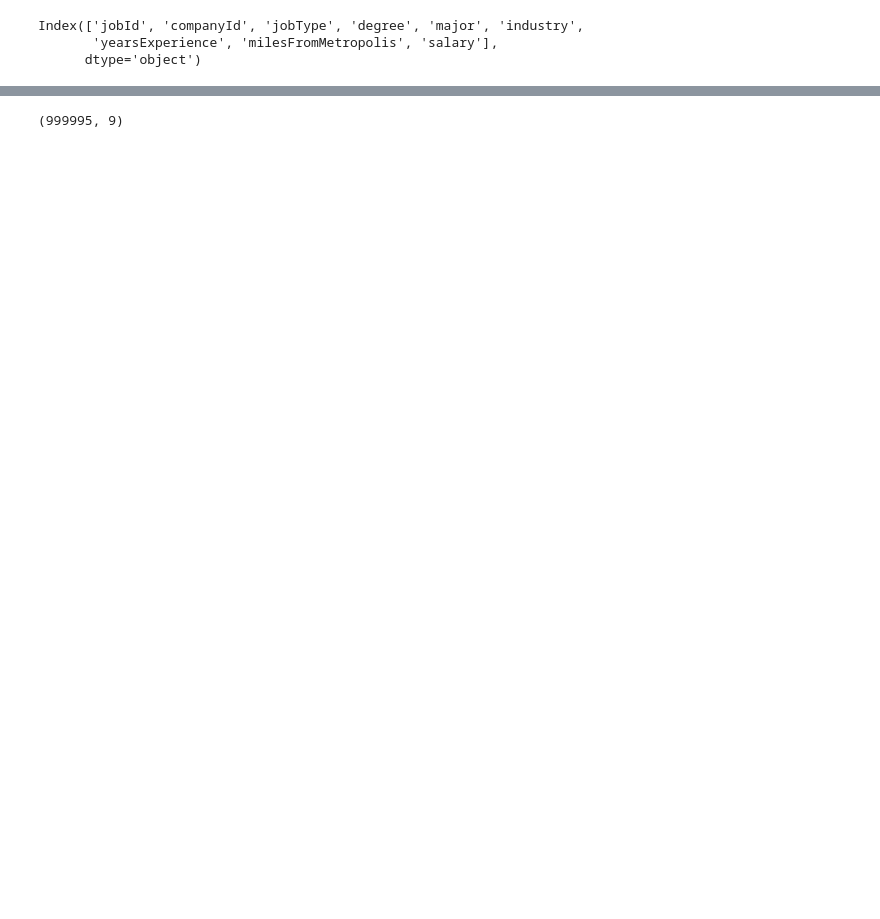
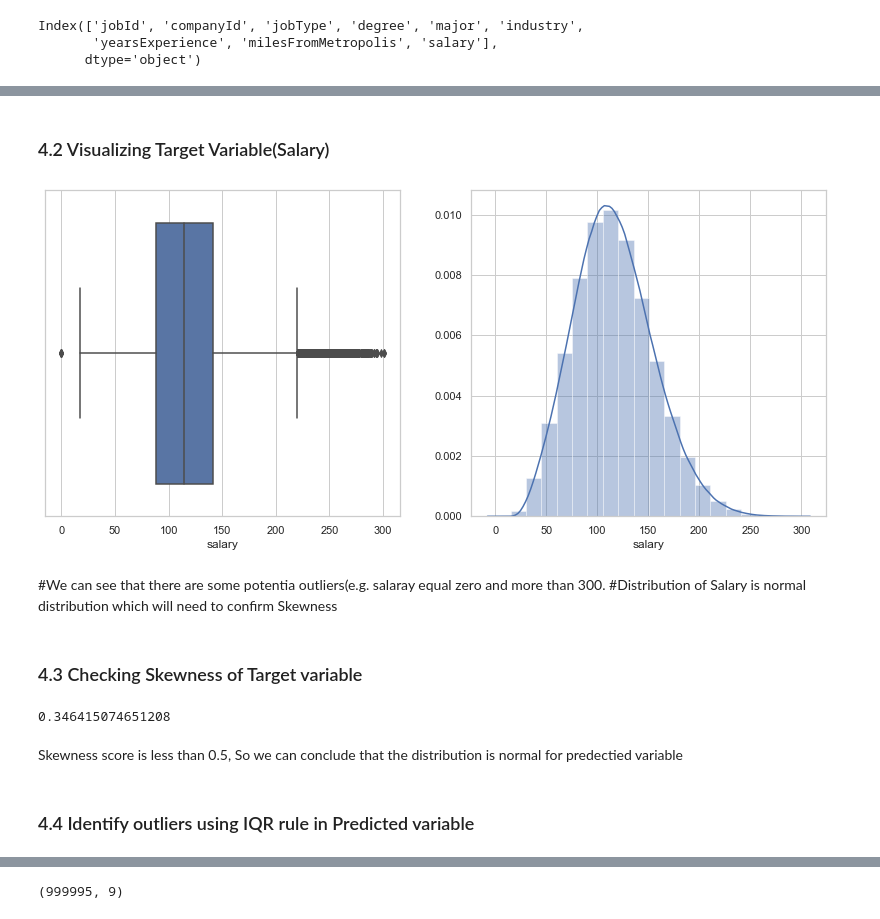
Before and after one commit to mdmosiurrahman/SalaryPredectionPortfolio, a Jupyter notebook: SalaryPredectionNotebook.ipynb, the cells around one changed output, grey strips where cells are left out. Drawn from its saved outputs; the diff is of its cells as text; code cells hidden in the pictures; blank space fills up the shorter version.

```diff
--- a/SalaryPredectionNotebook.ipynb
+++ b/SalaryPredectionNotebook.ipynb
@@ -38,6 +39,6 @@ __email__ = "mpspmp2003@gmail.com"
 # %%
 #load the data into a Pandas dataframe
-train_feature = pd.read_csv("data/train_features.csv")
-train_target = pd.read_csv("data/train_salaries.csv")
-test_feature = pd.read_csv("data/test_features.csv")
+train_feature_df = pd.read_csv("data/train_features.csv")
+train_salaries_df = pd.read_csv("data/train_salaries.csv")
+test_feature_df = pd.read_csv("data/test_features.csv")
 # %% [markdown]
@@ -82,0 +77,3 @@ train_df.head()
+# %%
+train_df= pd.merge(train_feature_df,train_salaries_df, on='jobId')
+train_df.head()
@@ -169,0 +178,25 @@ categorical_cols = ['jobId', 'companyId', 'jobType', 'degree', 'major', 'industr
+# %% [markdown]
+### 4.2 Visualizing Target Variable(Salary)
+# %%
+sns.set(style ="whitegrid")
+plt.figure(figsize = (14, 6))
+plt.subplot(1,2,1)
+sns.boxplot(train_df.salary)
+plt.subplot(1,2,2)
+sns.distplot(train_df.salary, bins=20)
+plt.show()
+# %% [output]
+[figure, added]
+# %% [markdown]
+#We can see that there are some potentia outliers(e.g. salaray equal zero and more than 300.
+#Distribution of Salary is normal distribution which will need to confirm Skewness
+# %% [markdown]
+### 4.3 Checking Skewness of Target variable
+# %%
+train_df['salary'].skew()
+# %% [output]
+0.346415074651208
+# %% [markdown]
+Skewness score is less than 0.5, So we can conclude that the distribution is normal for predectied variable
+# %% [markdown]
+### 4.4 Identify outliers using IQR rule in Predicted variable
```
Also changed, not shown: parts of 137 cells of this notebook.
